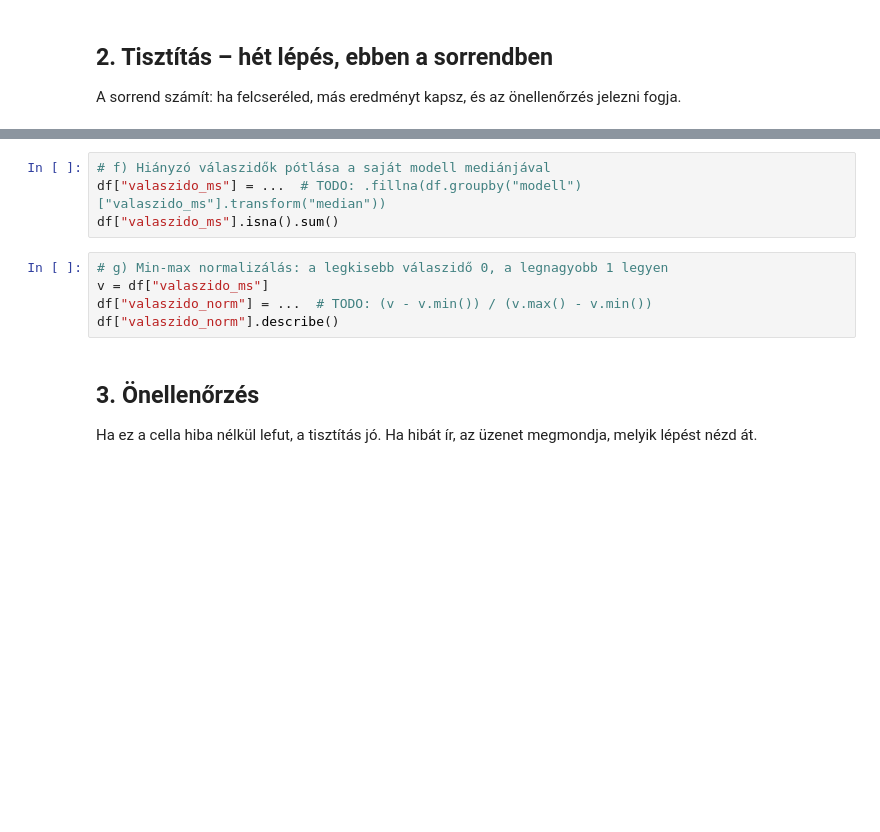
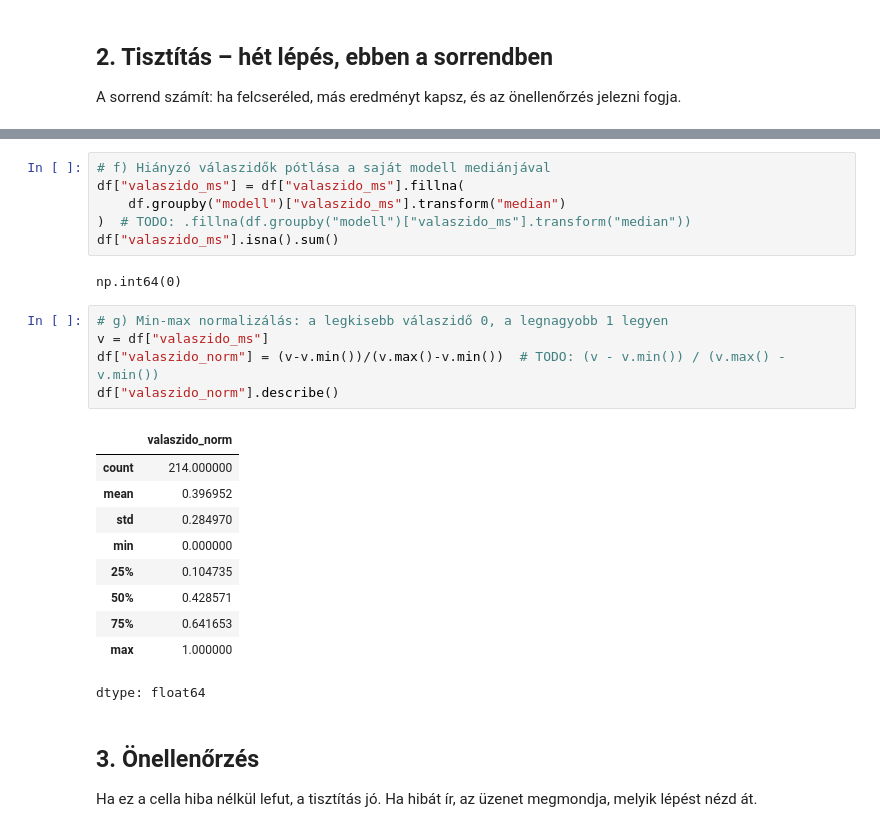
Before and after one commit to SaxAlbert/adat-13c-11, a Jupyter notebook: adattisztitas.ipynb, the cells around one changed output, grey strips where cells are left out. Drawn from its saved outputs; the diff is of its cells as text; blank space fills up the shorter version.

```diff
--- a/adattisztitas.ipynb
+++ b/adattisztitas.ipynb
@@ -69,12 +130,27 @@ print(df.shape)
 # %%
 # f) Hiányzó válaszidők pótlása a saját modell mediánjával
-df["valaszido_ms"] = ...  # TODO: .fillna(df.groupby("modell")["valaszido_ms"].transform("median"))
+df["valaszido_ms"] = df["valaszido_ms"].fillna(
+    df.groupby("modell")["valaszido_ms"].transform("median")
+)  # TODO: .fillna(df.groupby("modell")["valaszido_ms"].transform("median"))
 df["valaszido_ms"].isna().sum()
+# %% [output]
+np.int64(0)
 # %%
 # g) Min-max normalizálás: a legkisebb válaszidő 0, a legnagyobb 1 legyen
 v = df["valaszido_ms"]
-df["valaszido_norm"] = ...  # TODO: (v - v.min()) / (v.max() - v.min())
+df["valaszido_norm"] = (v-v.min())/(v.max()-v.min())  # TODO: (v - v.min()) / (v.max() - v.min())
 df["valaszido_norm"].describe()
+# %% [output]
+|  | valaszido_norm |
+| count | 214.000000 |
+| mean | 0.396952 |
+| std | 0.284970 |
+| min | 0.000000 |
+| 25% | 0.104735 |
+| 50% | 0.428571 |
+| 75% | 0.641653 |
+| max | 1.000000 |
+dtype: float64
 # %% [markdown]
 ## 3. Önellenőrzés
 
```
Also changed, not shown: parts of 9 cells of this notebook.
